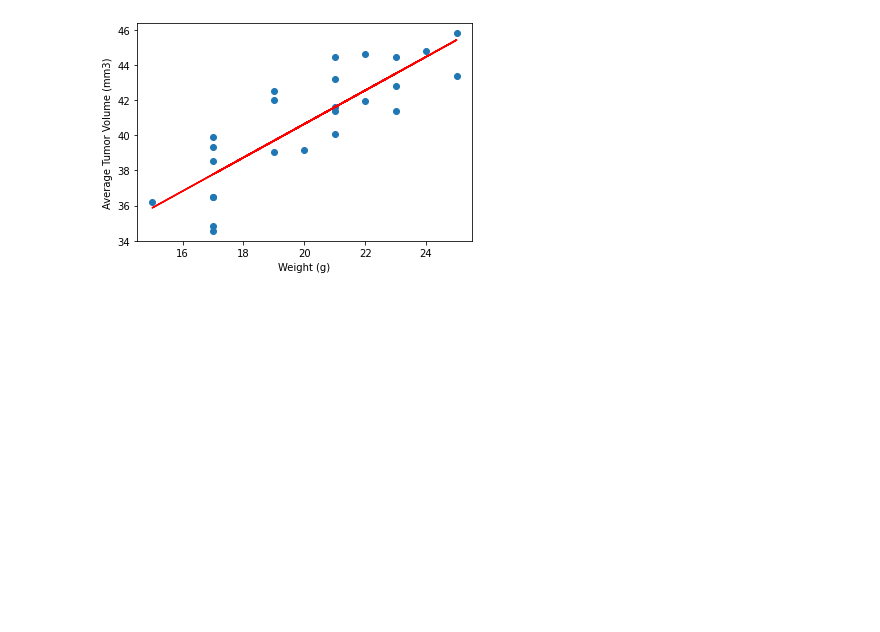
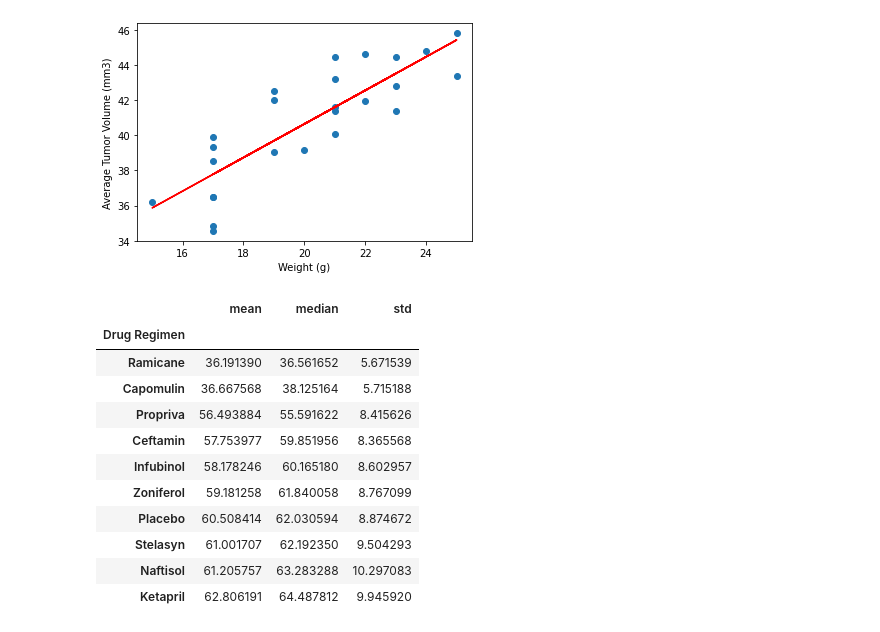
Before and after one commit to maswanwick/matplotlib_challenge, a Jupyter notebook: Pymaceuticals/pymaceuticals.ipynb, the cells around one changed output. Cells and saved outputs as stored; diff of their text form; code cells hidden in the pictures; blank space fills up the shorter version.

Commit message:
Added analysis and readme

```diff
--- a/Pymaceuticals/pymaceuticals.ipynb
+++ b/Pymaceuticals/pymaceuticals.ipynb
@@ -265,3 +282,21 @@ plt.show()
 # %% [output]
 The correlation between mouse weight and the average tumor volume is 0.84
 [figure]
+# %%
+# display the average ending tumor size by drug regimen
+# this data is being used in the final analysis
+average_tumor_size_at_end_by_drug = max_timepoint_clean_df.groupby('Drug Regimen')['Tumor Volume (mm3)'].agg(['mean', 'median', 'std']).sort_values(by='mean')
+average_tumor_size_at_end_by_drug
+# %% [output]
+|  | mean | median | std |
+| Drug Regimen |  |  |  |
+| Ramicane | 36.191390 | 36.561652 | 5.671539 |
+| Capomulin | 36.667568 | 38.125164 | 5.715188 |
+| Propriva | 56.493884 | 55.591622 | 8.415626 |
+| Ceftamin | 57.753977 | 59.851956 | 8.365568 |
+| Infubinol | 58.178246 | 60.165180 | 8.602957 |
+| Zoniferol | 59.181258 | 61.840058 | 8.767099 |
+| Placebo | 60.508414 | 62.030594 | 8.874672 |
+| Stelasyn | 61.001707 | 62.192350 | 9.504293 |
+| Naftisol | 61.205757 | 63.283288 | 10.297083 |
+| Ketapril | 62.806191 | 64.487812 | 9.945920 |
```
Also changed, not shown: parts of 2 cells of this notebook, 1 other file.
